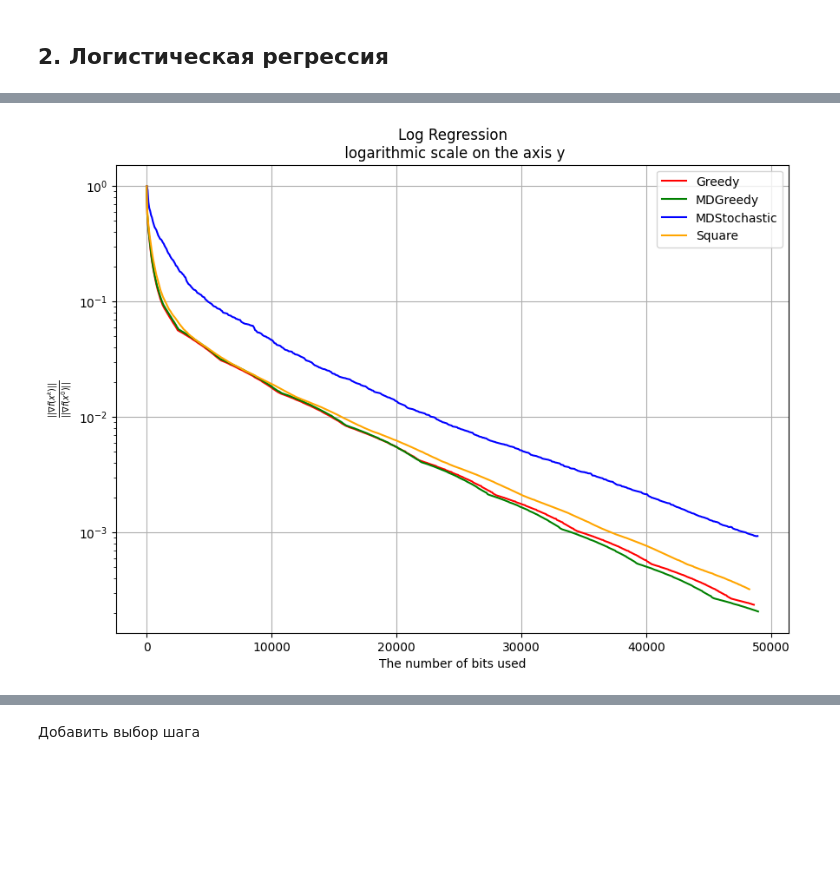
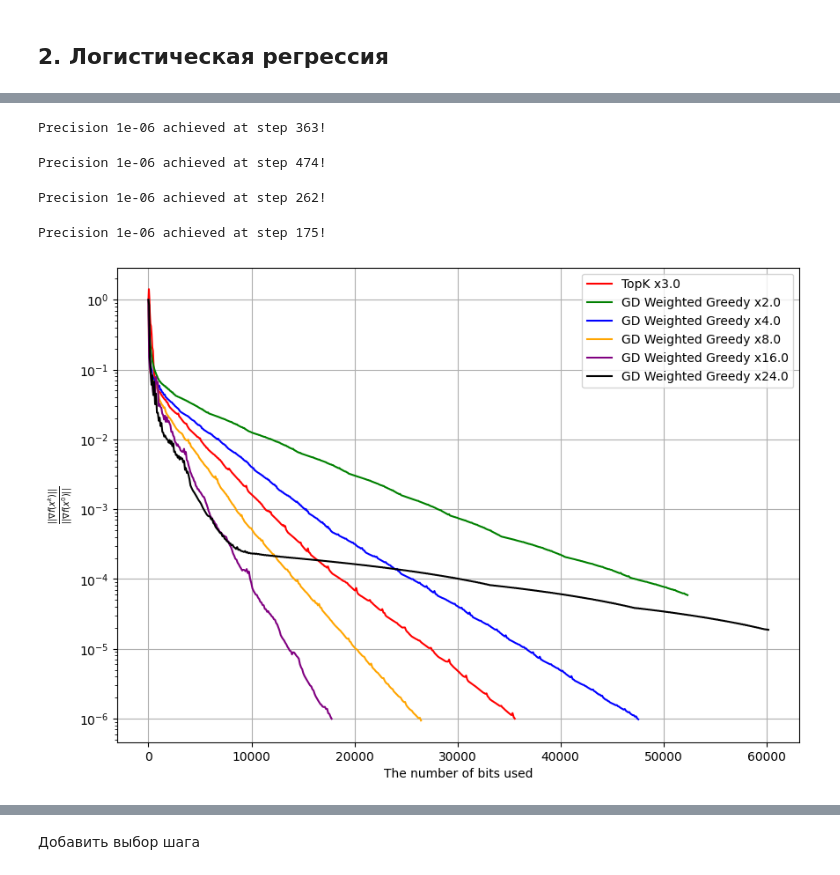
Before and after one commit to intsystems/Khafizov-BS-Thesis, a Jupyter notebook: code/main.ipynb, the cells around one changed output, grey strips where cells are left out. Saved outputs shown, nothing was run; the diff lists cells and outputs as text; code cells hidden in the pictures; blank space fills up the shorter version.

```diff
--- a/code/main.ipynb
+++ b/code/main.ipynb
@@ -87,4 +14,0 @@ def compress(x):
-# %%
-x = np.array([0, 0.01, 0.1, 10, 1, 4, 0, 0.2])
-compress = GreedyCompressor(2 * len(x))
-x, compress(x)
@@ -113,24 +44,27 @@ def learning_rate_GD(k):
 # %%
 np.random.seed(SEED)
-use_ratio = 0.1
-
+use_ratio = 0.2
 
 grad = lambda x: logreg_grad(x, args['X'], args['y'], args['alpha'])
 
 compressors = [GreedyCompressor(grad, len(x_0), use_ratio)]
-compressors += [MirrorDescentGreedyCompressor(grad, learning_rate_GD(0), len(x_0), use_ratio)]
-compressors += [MirrorDescentCompressor(grad, learning_rate_GD(0), len(x_0), use_ratio)]
-compressors += [SquareGradientCompressor(grad, len(x_0), use_ratio)]
+compressors += [MirrorDescentGreedyCompressor(grad, 1./L, len(x_0), use_ratio)]
+compressors += [MirrorDescentGreedyWeightedCompressor(grad, 1./L, len(x_0), use_ratio)]
+compressors += [MirrorDescentWeightedTopkCompressor(grad, 1./L, len(x_0), use_ratio)]
+compressors += [GradientDescentGreedyCompressor(grad, 1./L, len(x_0), use_ratio)]
+compressors += [GradientDescentGreedyWeightedCompressor(grad, 1./L, len(x_0), use_ratio)]
+compressors += [GradientDescentWeightedTopkCompressor(grad, 1./L, len(x_0), use_ratio)]
+
 
 approximators = [BitNormGradientApproximator(compressor, func_name, args) for compressor in compressors]
 
-num_calls = 10**5
+num_calls = 3 * 10**5
 
 optimizers_list = [
-    GDOptimizer(approximator, learning_rate_GD, x_0, max_bits=num_calls) for approximator in approximators
+    GDOptimizer(approximator, 1./L, x_0, max_bits=num_calls) for approximator in approximators
 ]
 
 for opt in optimizers_list:
     opt.optimize()
-make_err_plot(optimizers_list, labels=[f"Greedy", "GreedyMD", "MD", "Square"], title="Log Regression")
+make_err_plot(optimizers_list, labels=["TopK", "MD Greedy", "MD Greedy Weighted", "MD Weighted Greedy", "GD Greedy", "GD Greedy Weighted", "GD Weighted Greedy"], title="")
 # %% [output]
@@ -138,24 +109,35 @@ make_err_plot(optimizers_list, labels=[f"Greedy", "GreedyMD", "MD", "Square"], t
 # %%
 np.random.seed(SEED)
 use_ratio = 0.2
 
 grad = lambda x: logreg_grad(x, args['X'], args['y'], args['alpha'])
+lr_multipliers = [2., 4., 8., 16., 24.]
 
-compressors = [GreedyCompressor(grad, len(x_0), use_ratio)]
-compressors += [MirrorDescentGreedyCompressor(grad, learning_rate_GD(0), len(x_0), use_ratio)]
-compressors += [MirrorDescentCompressor(grad, learning_rate_GD(0), len(x_0), use_ratio)]
-compressors += [SquareGradientCompressor(grad, len(x_0), use_ratio)]
+compressors1 = [GreedyCompressor(grad, len(x_0), use_ratio)]
 
-approximators = [BitNormGradientApproximator(compressor, func_name, args) for compressor in compressors]
+compressors2 = []
+for lr_multiplier in lr_multipliers:
+    compressors2 += [GradientDescentWeightedTopkCompressor(grad, lr_multiplier/L, len(x_0), use_ratio)]
+
+approximators1 = [BitNormGradientApproximator(compressor, func_name, args) for compressor in compressors1]
+approximators2 = [BitNormGradientApproximator(compressor, func_name, args) for compressor in compressors2]
 
 num_calls = 10**5
 
 optimizers_list = [
-    GDOptimizer(approximator, learning_rate_GD, x_0, max_bits=num_calls) for approximator in approximators
+    GDOptimizer(approximator, lr_multiplier/L, x_0, max_bits=num_calls) for lr_multiplier, approximator in zip([3.], approximators1)
+]
+
+optimizers_list += [
+    GDOptimizer(approximator, lr_multiplier/L, x_0, max_bits=num_calls) for lr_multiplier, approximator in zip(lr_multipliers, approximators2)
 ]
 
 for opt in optimizers_list:
     opt.optimize()
-make_err_plot(optimizers_list, labels=[f"Greedy", "MDGreedy", "MDStochastic", "Square"], title="Log Regression")
+make_err_plot(optimizers_list, labels=[f"TopK x{3.}"] + [f"GD Weighted Greedy x{lr}" for lr in lr_multipliers], title="")
 # %% [output]
+Precision 1e-06 achieved at step 363!
+Precision 1e-06 achieved at step 474!
+Precision 1e-06 achieved at step 262!
+Precision 1e-06 achieved at step 175!
-[figure, old version]
+[figure, new version]
```
Also changed, not shown: parts of 17 cells of this notebook, 5 other files.
